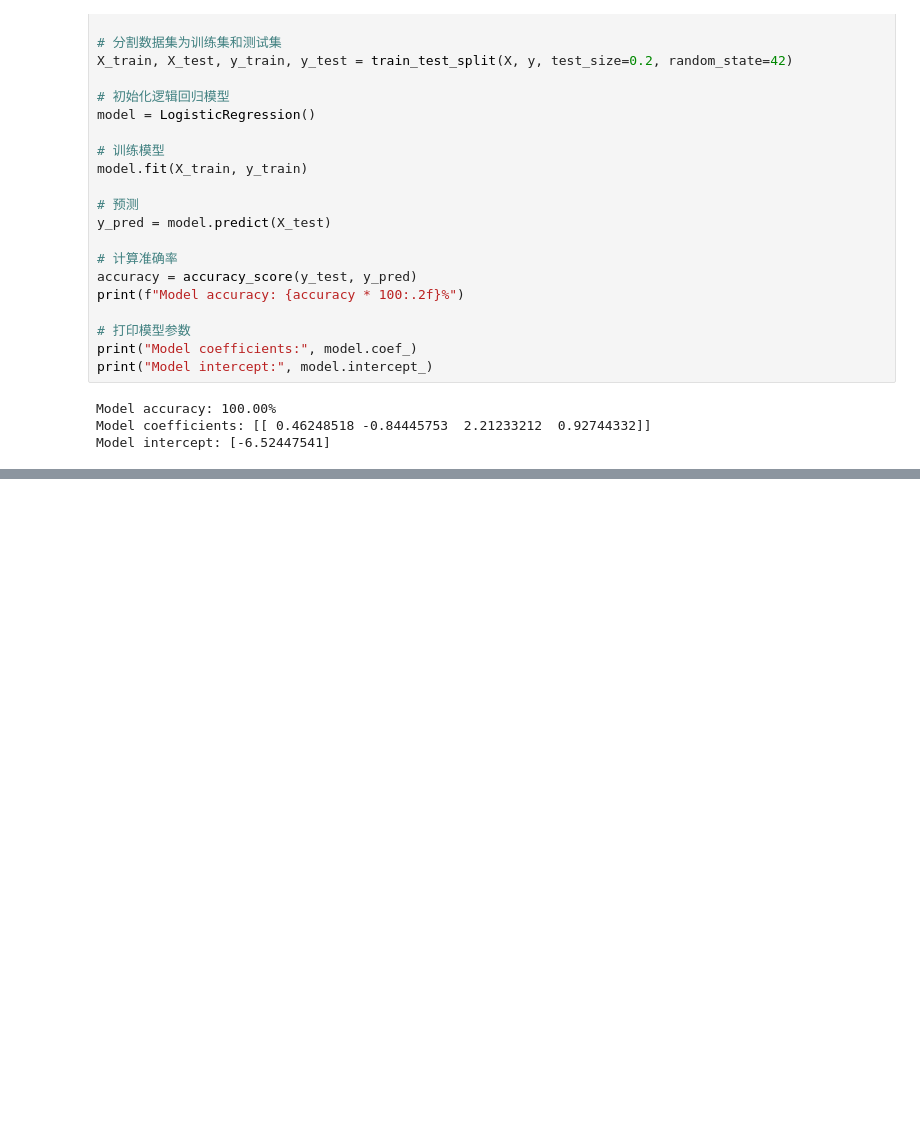
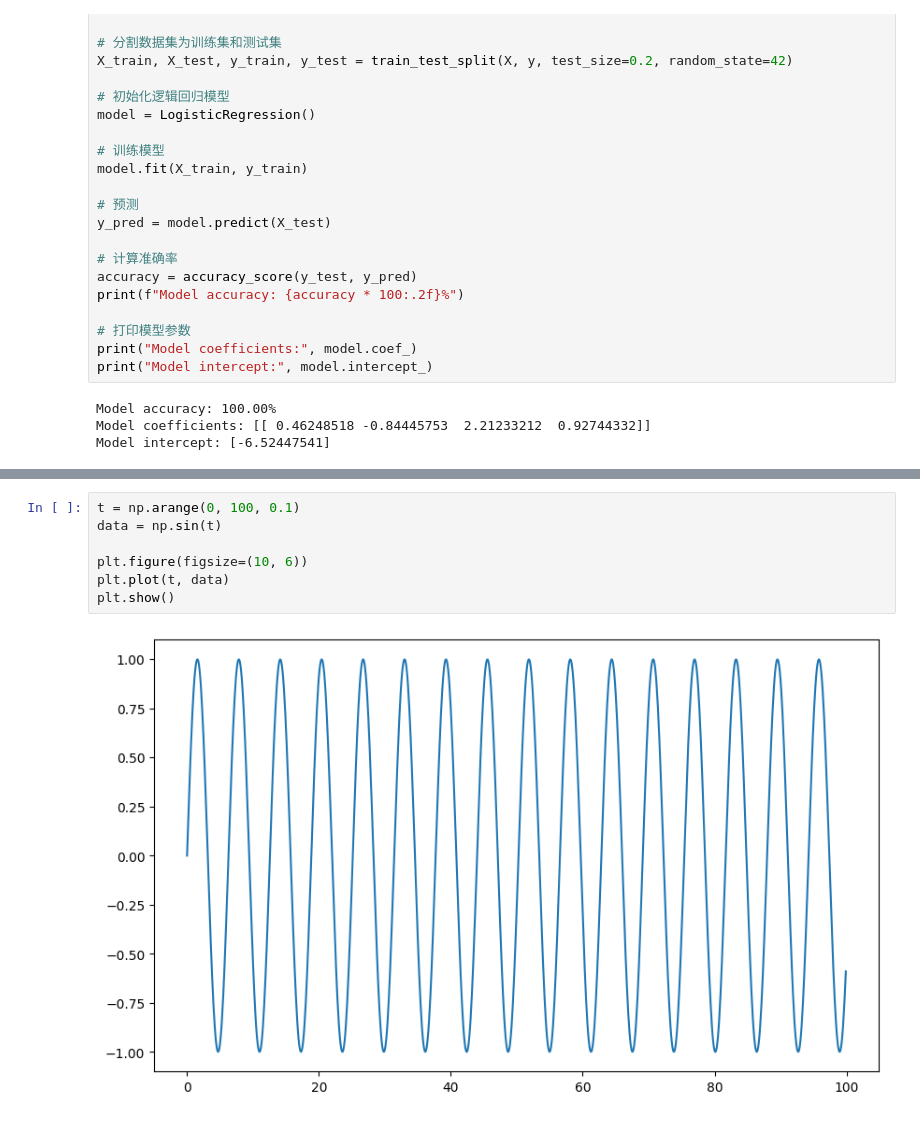
Before and after one commit to datawxm/LeetCode-_datawhale, a Jupyter notebook: logistic_regression/test.ipynb, the cells around one changed output, grey strips where cells are left out. Drawn from its saved outputs; the diff is of its cells as text; blank space fills up the shorter version.

```diff
--- a/logistic_regression/test.ipynb
+++ b/logistic_regression/test.ipynb
@@ -398,0 +915,9 @@ Model intercept: [-6.52447541]
+# %%
+t = np.arange(0, 100, 0.1)
+data = np.sin(t)
+
+plt.figure(figsize=(10, 6))
+plt.plot(t, data)
+plt.show()
+# %% [output]
+[figure, added]
```
Also changed, not shown: parts of 19 cells of this notebook.
